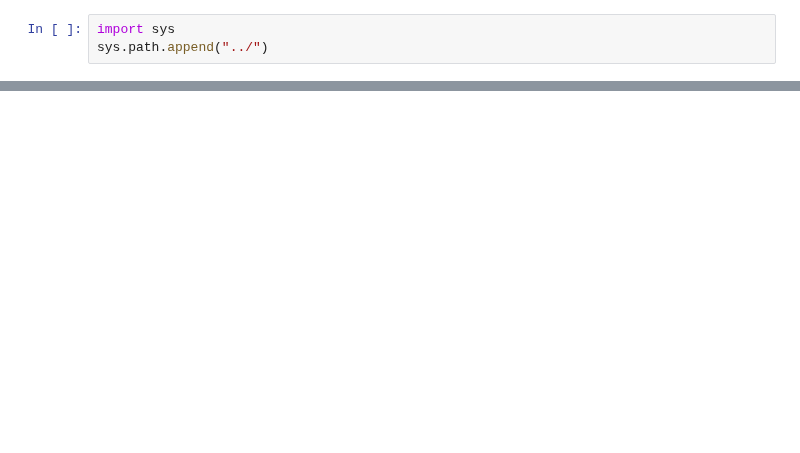
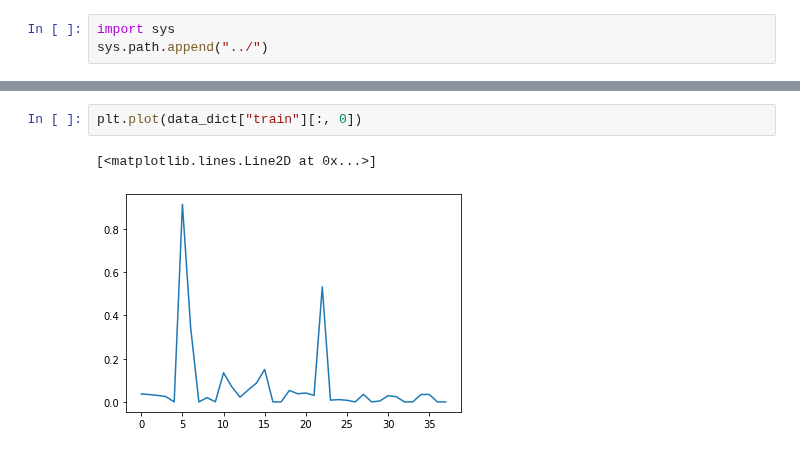
Before and after one commit to JinYang88/TS-anomaly, a Jupyter notebook: notebooks/empirical_util.ipynb, the cells around one changed output, grey strips where cells are left out. Drawn from its saved outputs; the diff is of its cells as text; blank space fills up the shorter version.

```diff
--- a/notebooks/empirical_util.ipynb
+++ b/notebooks/empirical_util.ipynb
@@ -13,0 +31,5 @@ from matplotlib import pyplot as plt
+# %%
+plt.plot(data_dict["train"][:, 0])
+# %% [output]
+[<matplotlib.lines.Line2D at 0x...>]
+[figure, added]
```
Also changed, not shown: parts of 4 cells of this notebook, 1 other file.
